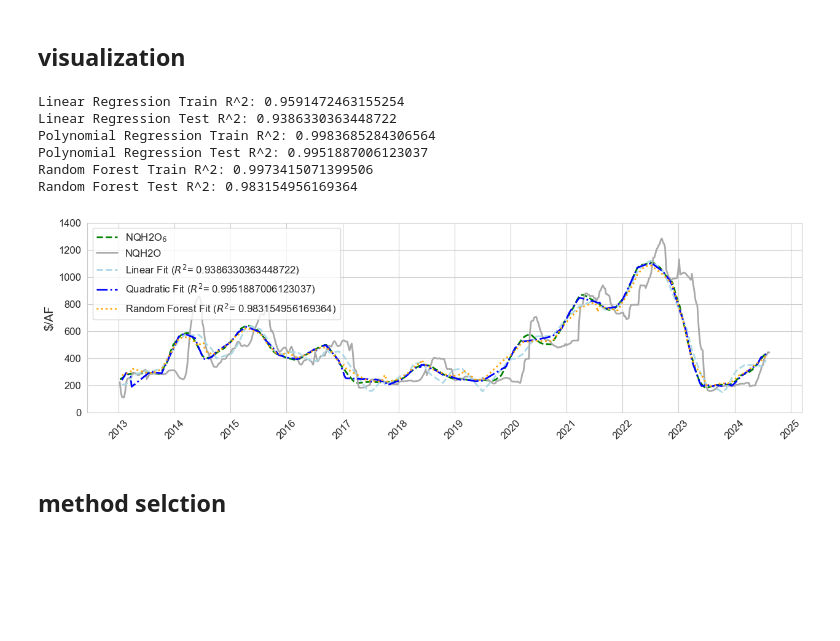
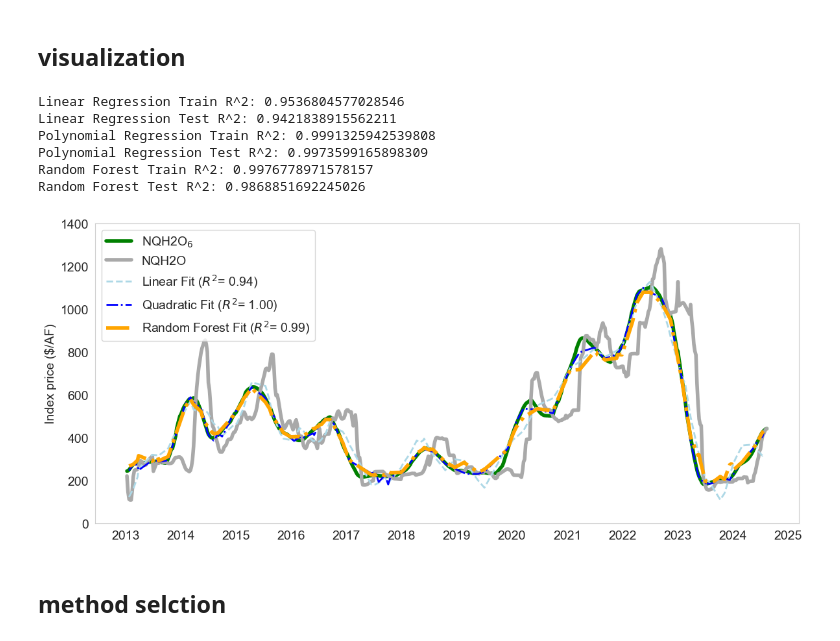
Before and after one commit to dlkency/CALFEWS, a Jupyter notebook: ensemble_pred.ipynb, the cells around one changed output. Cells and saved outputs as stored; diff of their text form; code cells hidden in the pictures; blank space fills up the shorter version.

```diff
--- a/ensemble_pred.ipynb
+++ b/ensemble_pred.ipynb
@@ -322,51 +322,53 @@ print(f"Random Forest Test R^2: {random_forest_test_r2}")
 # predictions and actuals to sort by date
 test_results = pd.DataFrame({
     'date': test_date,
     'actual': y_test,
     'NQH2O': test_nqh2o,
     'predicted_linear': y_pred_linear_test,
     'predicted_quadratic': y_pred_poly_test,
     'predicted_rf': y_pred_rf_test
 })
 
 # Sort the DataFrame by date
 test_results = test_results.sort_values(by='date')
 
 # 9. Plot results
-plt.figure(figsize=(15, 4))
+plt.figure(figsize=(14, 6))
 
 # Plotting the data with thicker lines
-plt.plot(merged_df['Date'], merged_df['6_Month_Forward_Avg'], label='NQH2O$_{6}$', linestyle='--', color='green', linewidth=2)
-plt.plot(merged_df['Date'], merged_df['NQH2O'], label='NQH2O', linestyle='-', color='darkgrey', linewidth=2)
-plt.plot(test_results['date'], test_results['predicted_linear'], label=f'Linear Fit ($R^{{2}}$= {linear_reg_test_r2})', linestyle='--', color='lightblue', linewidth=2)
-plt.plot(test_results['date'], test_results['predicted_quadratic'], label=f'Quadratic Fit ($R^{{2}}$= {polynomial_reg_test_r2})', linestyle='-.',  color='blue', linewidth=2)
-plt.plot(test_results['date'], test_results['predicted_rf'], label=f'Random Forest Fit ($R^{{2}}$= {random_forest_test_r2})', linestyle=':', color='orange', linewidth=2)
+plt.plot(merged_df['Date'], merged_df['6_Month_Forward_Avg'], label='NQH2O$_{6}$', linestyle='-', color='green', linewidth=4)
+plt.plot(merged_df['Date'], merged_df['NQH2O'], label='NQH2O', linestyle='-', color='darkgrey', linewidth=4)
+plt.plot(test_results['date'], test_results['predicted_linear'], label=f'Linear Fit ($R^{{2}}$= {linear_reg_test_r2:.2f})', linestyle='--', color='lightblue', linewidth=2)
+plt.plot(test_results['date'], test_results['predicted_quadratic'], label=f'Quadratic Fit ($R^{{2}}$= {polynomial_reg_test_r2:.2f})', linestyle='-.',  color='blue', linewidth=2)
+plt.plot(test_results['date'], test_results['predicted_rf'], label=f'Random Forest Fit ($R^{{2}}$= {random_forest_test_r2:.2f})', linestyle='-.', color='orange', linewidth=4)
 
 # Labels, Title, and Formatting
-plt.ylabel('$/AF', fontsize=14)
+plt.ylabel('Index price ($/AF)', fontsize=14)
 plt.ylim(0, 1400)
 # plt.title('Actual and Predicted 6-Month Forward Averages (based on CALFEWS Output)', fontsize=16)
 
 # Format the x-axis to only show the year
 plt.gca().xaxis.set_major_locator(mdates.YearLocator())
 plt.gca().xaxis.set_major_formatter(mdates.DateFormatter('%Y'))
-plt.xticks(rotation=45, fontsize=12)
-plt.yticks(fontsize=12)
-plt.legend(fontsize=12, loc='upper left')
+plt.xticks(fontsize=14)
+plt.yticks(fontsize=14)
+plt.legend(fontsize=14, loc='upper left')
+plt.grid(False)
 
-plt.show()
+# plt.show()
+plt.savefig('Figure/determinstic_prediction.png')
 
 # joblib.dump(scaler, 'scaler.pkl')
 # joblib.dump(pca, 'pca.pkl')
 # joblib.dump(linear_reg, 'linear_reg.pkl')
 # %% [output]
-Linear Regression Train R^2: 0.9591472463155254
-Linear Regression Test R^2: 0.9386330363448722
-Polynomial Regression Train R^2: 0.9983685284306564
-Polynomial Regression Test R^2: 0.9951887006123037
-Random Forest Train R^2: 0.9973415071399506
-Random Forest Test R^2: 0.983154956169364
+Linear Regression Train R^2: 0.9536804577028546
+Linear Regression Test R^2: 0.9421838915562211
+Polynomial Regression Train R^2: 0.9991325942539808
+Polynomial Regression Test R^2: 0.9973599165898309
+Random Forest Train R^2: 0.9976778971578157
+Random Forest Test R^2: 0.9868851692245026
-[figure, old version]
+[figure, new version]
 # %% [markdown]
 ## method selction
 # %%
```
Also changed, not shown: parts of 15 cells of this notebook, 47 other files.
